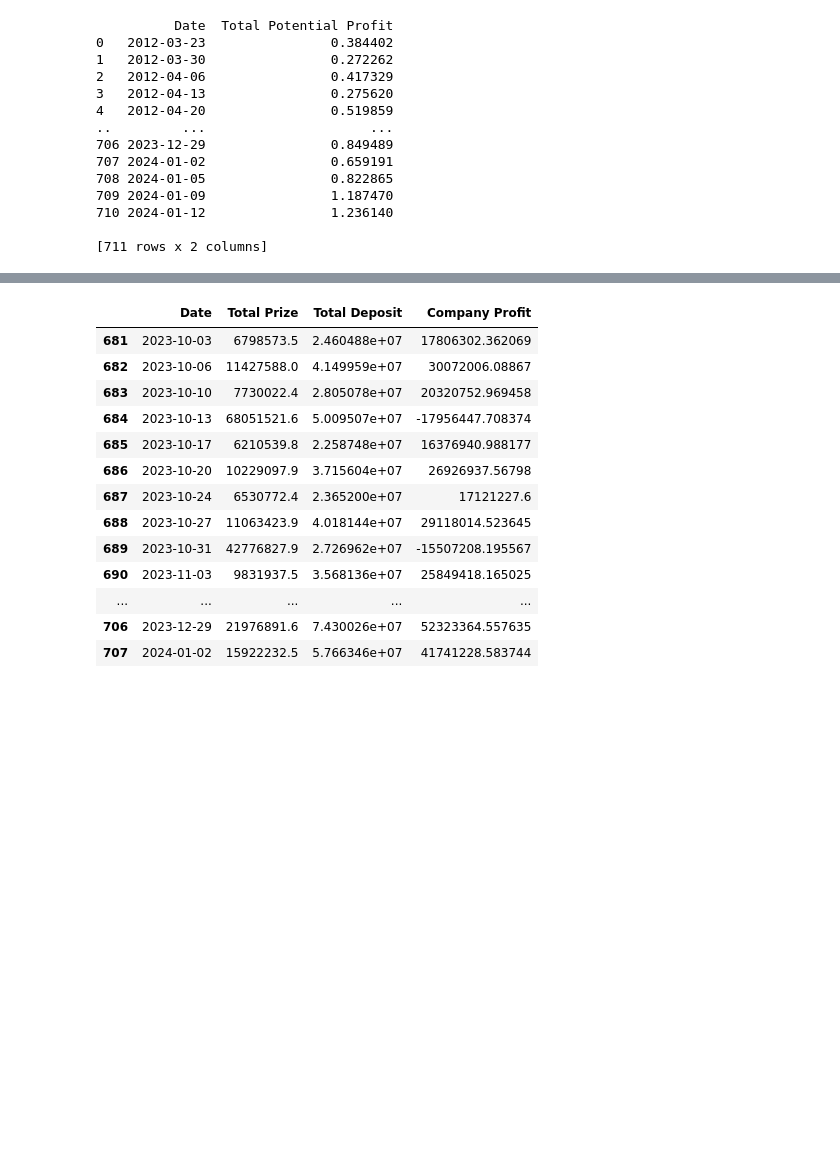
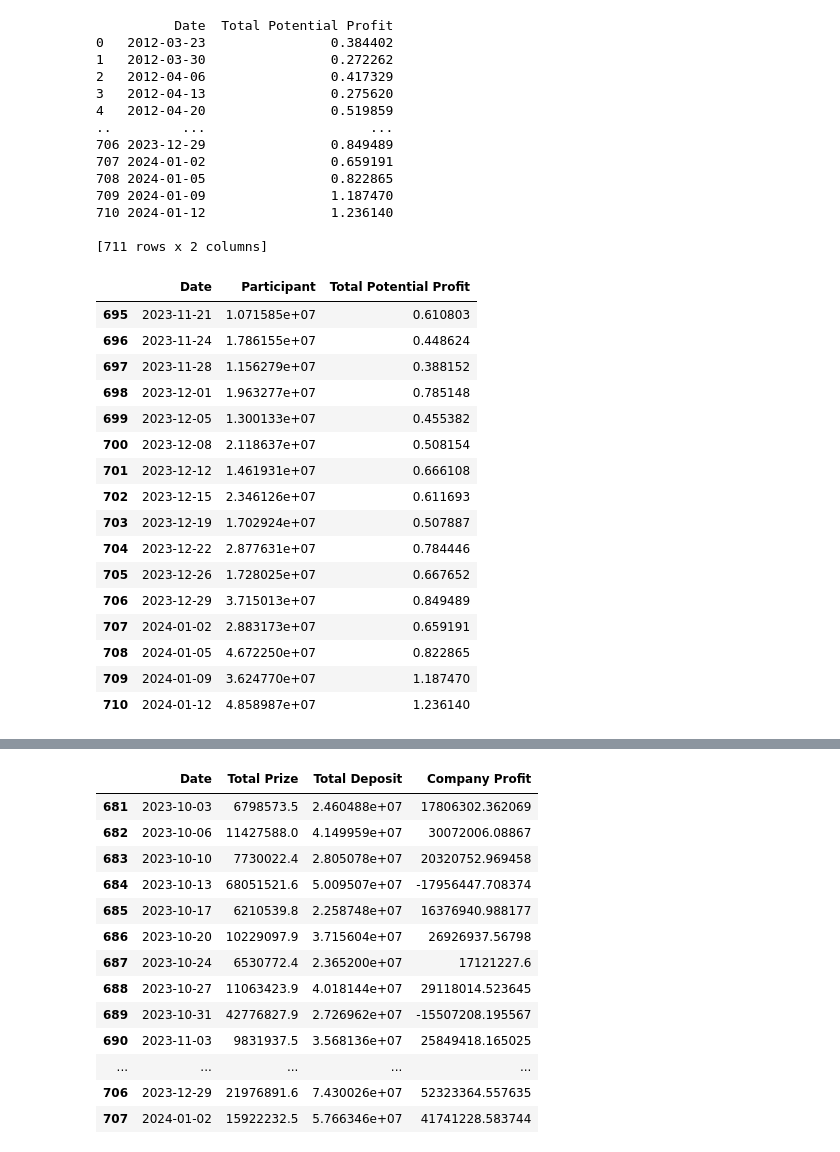
Before and after one commit to berna-ozer/Mid-Project-EuroJackpot-Prediction, a Jupyter notebook: eurojackpot.ipynb, the cells around one changed output, grey strips where cells are left out. Saved outputs shown, nothing was run; the diff lists cells and outputs as text; code cells hidden in the pictures; blank space fills up the shorter version.

```diff
--- a/eurojackpot.ipynb
+++ b/eurojackpot.ipynb
@@ -329,3 +331,28 @@ print(profit_wo_bigreward_df)
 710 2024-01-12                1.236140
 
 [711 rows x 2 columns]
+# %%
+prediction_wo_bigreward = pd.DataFrame({
+    'Date': profit_wo_bigreward_df["Date"].tail(16),
+    'Participant': participant['Total Reward'].tail(16),
+    'Total Potential Profit': profit_wo_bigreward_df['Total Potential Profit'].tail(16)
+    })
+prediction_wo_bigreward
+# %% [output]
+|  | Date | Participant | Total Potential Profit |
+| 695 | 2023-11-21 | 1.071585e+07 | 0.610803 |
+| 696 | 2023-11-24 | 1.786155e+07 | 0.448624 |
+| 697 | 2023-11-28 | 1.156279e+07 | 0.388152 |
+| 698 | 2023-12-01 | 1.963277e+07 | 0.785148 |
+| 699 | 2023-12-05 | 1.300133e+07 | 0.455382 |
+| 700 | 2023-12-08 | 2.118637e+07 | 0.508154 |
+| 701 | 2023-12-12 | 1.461931e+07 | 0.666108 |
+| 702 | 2023-12-15 | 2.346126e+07 | 0.611693 |
+| 703 | 2023-12-19 | 1.702924e+07 | 0.507887 |
+| 704 | 2023-12-22 | 2.877631e+07 | 0.784446 |
+| 705 | 2023-12-26 | 1.728025e+07 | 0.667652 |
+| 706 | 2023-12-29 | 3.715013e+07 | 0.849489 |
+| 707 | 2024-01-02 | 2.883173e+07 | 0.659191 |
+| 708 | 2024-01-05 | 4.672250e+07 | 0.822865 |
+| 709 | 2024-01-09 | 3.624770e+07 | 1.187470 |
+| 710 | 2024-01-12 | 4.858987e+07 | 1.236140 |
```
Also changed, not shown: parts of 6 cells of this notebook.
